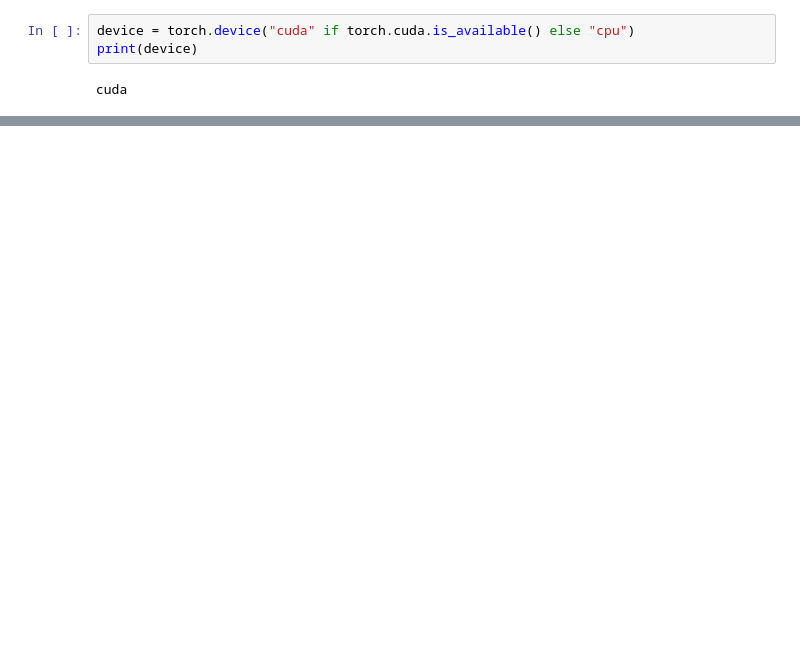
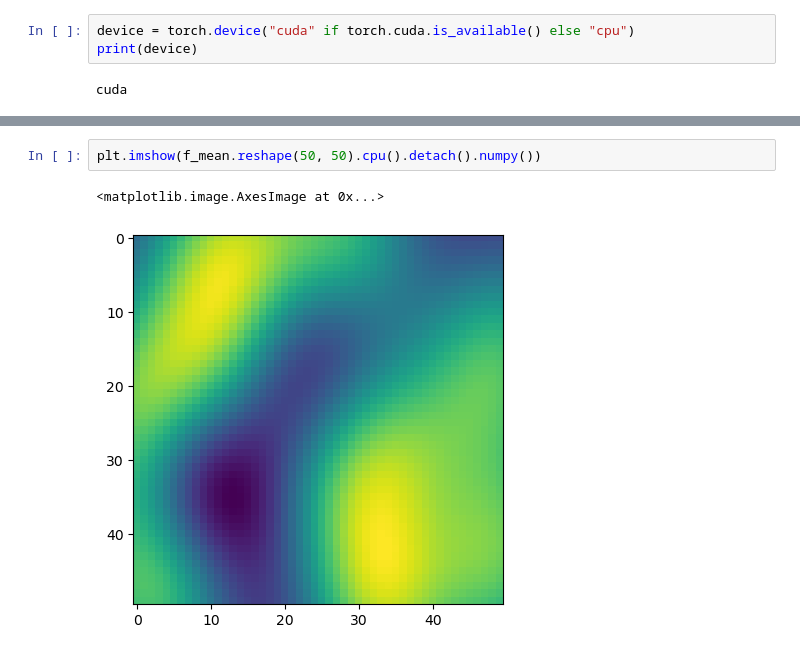
Before and after one commit to kimbente/ice_thickness, a Jupyter notebook: simple_GP.ipynb, the cells around one changed output, grey strips where cells are left out. Drawn from its saved outputs; the diff is of its cells as text; blank space fills up the shorter version.

```diff
--- a/simple_GP.ipynb
+++ b/simple_GP.ipynb
@@ -139,0 +238,5 @@ NotPSDError: Matrix not positive definite after repeatedly adding jitter up to 1
+# %%
+plt.imshow(f_mean.reshape(50, 50).cpu().detach().numpy())
+# %% [output]
+<matplotlib.image.AxesImage at 0x...>
+[figure, added]
```
Also changed, not shown: parts of 54 cells of this notebook, 18 other files.
